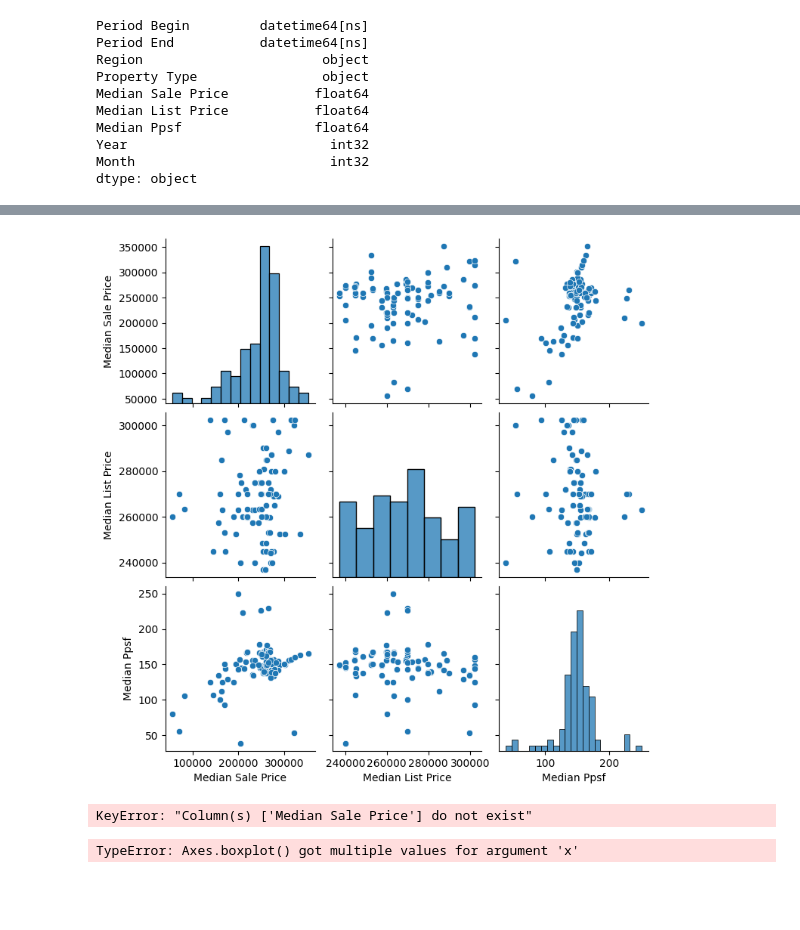
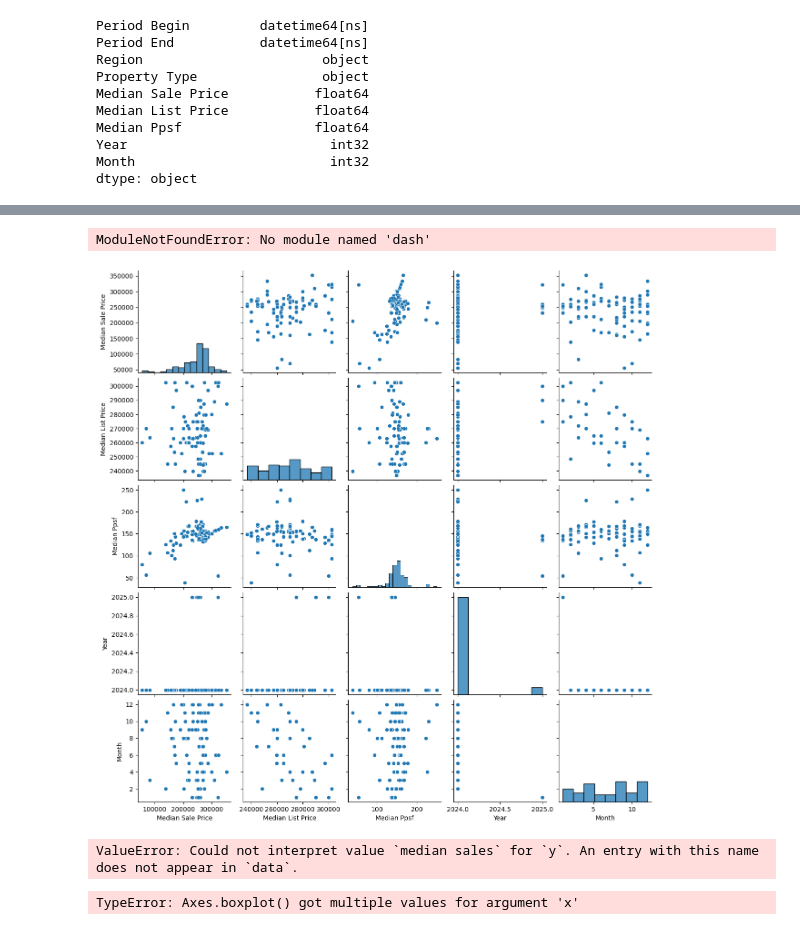
Before and after one commit to RachTheRad/SoIN_Housing_Analysis, a Jupyter notebook: HouAna_Capstone.ipynb, the cells around one changed output, grey strips where cells are left out. Cells and saved outputs as stored; diff of their text form; code cells hidden in the pictures; blank space fills up the shorter version.

```diff
--- a/HouAna_Capstone.ipynb
+++ b/HouAna_Capstone.ipynb
@@ -953,3 +953,7 @@ Median Ppsf                 float64
 Year                          int32
 Month                         int32
 dtype: object
+# %%
+
+filtered_bcf_sansdt = filtered_bcf.drop(columns=['Period Begin', 'Period End'])
+filtered_bcf_sansdt
@@ -956,23 +974,39 @@ dtype: object
+# %%
+from dash import dcc
+
+dcc.Graph(
+    figure={
+        'data': [
+            {'x': [1, 2, 3], 'y': [4, 1, 2], 'type': 'bar', 'name': 'SF'},
+            {'x': [1, 2, 3], 'y': [2, 4, 5], 'type': 'bar', 'name': 'Montréal'},
+        ],
+        'layout': {
+            'title': 'Dash Data Visualization'
+        }
+    }
+)
+# %% [output]
+ModuleNotFoundError: No module named 'dash'
 # %%
 
 
 # Basic correlogram
-sns.pairplot(filtered_bcf)
+sns.pairplot(filtered_bcf_sansdt)
 plt.show()
 # %% [output]
-[figure, old version]
+[figure, new version]
 # %%
 # perform groupby
-filtered_bcf = filtered_bcf.groupby(['Period End', 'Region']).agg(median_sales=("Median Sale Price", 'median'))
-filtered_bcf = filtered_bcf.reset_index()
+# filtered_bcf = filtered_bcf.groupby(['Year', 'Region']).agg(median_sales=("Median Sale Price", 'median'))
+# filtered_bcf = filtered_bcf.reset_index()
 
 # plot barplot
-sns.barplot(x="Period End",
+sns.barplot(x="Month",
            y="median sales",
            hue="deep",
-           data=filtered_bcf)
+           data=filtered_bcf_sansdt)
 # %% [output]
-KeyError: "Column(s) ['Median Sale Price'] do not exist"
+ValueError: Could not interpret value `median sales` for `y`. An entry with this name does not appear in `data`.
 # %%
 filtered_bcf.boxplot(x='Region', y='Median Sale Price')
 # %% [output]
```
Also changed, not shown: parts of 6 cells of this notebook.
